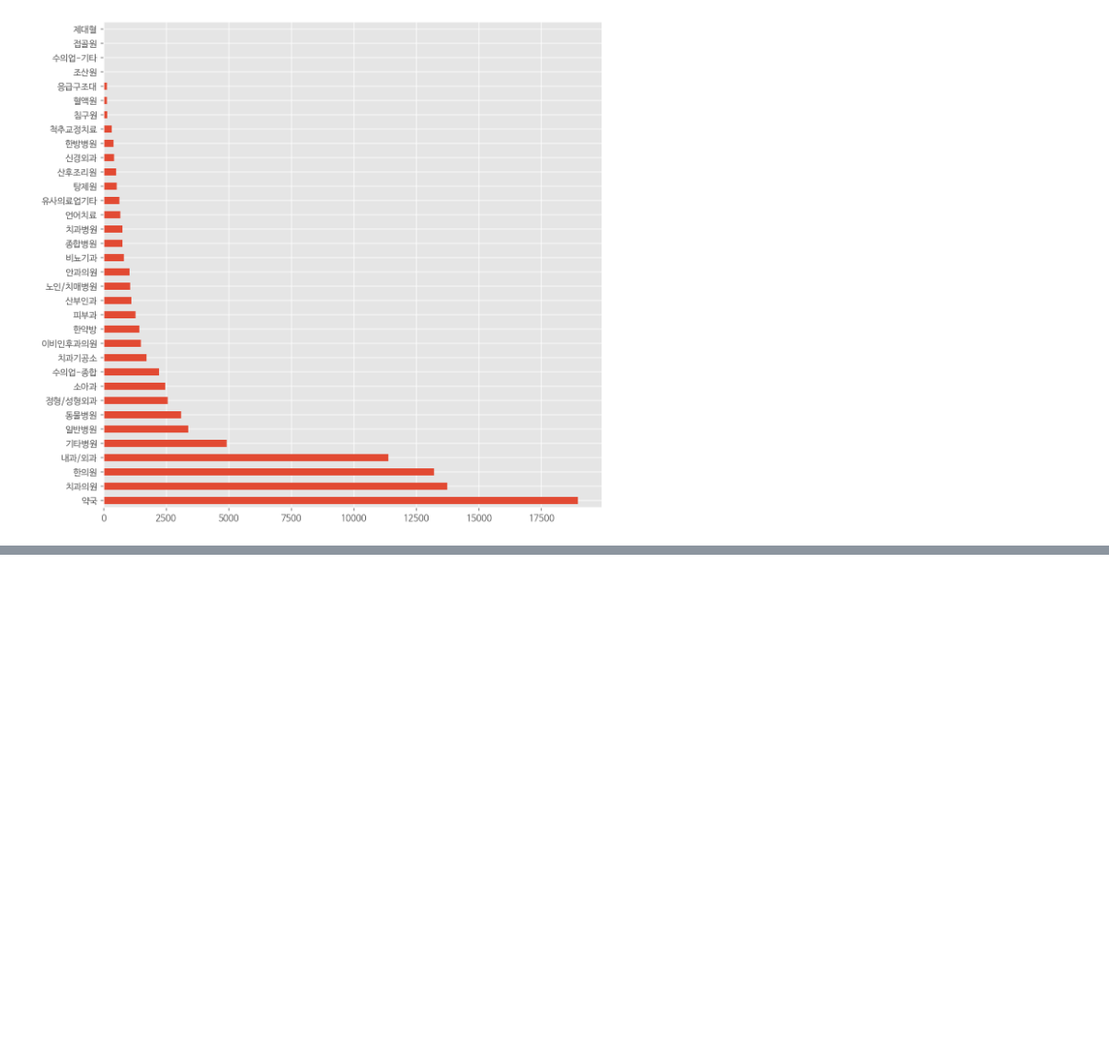
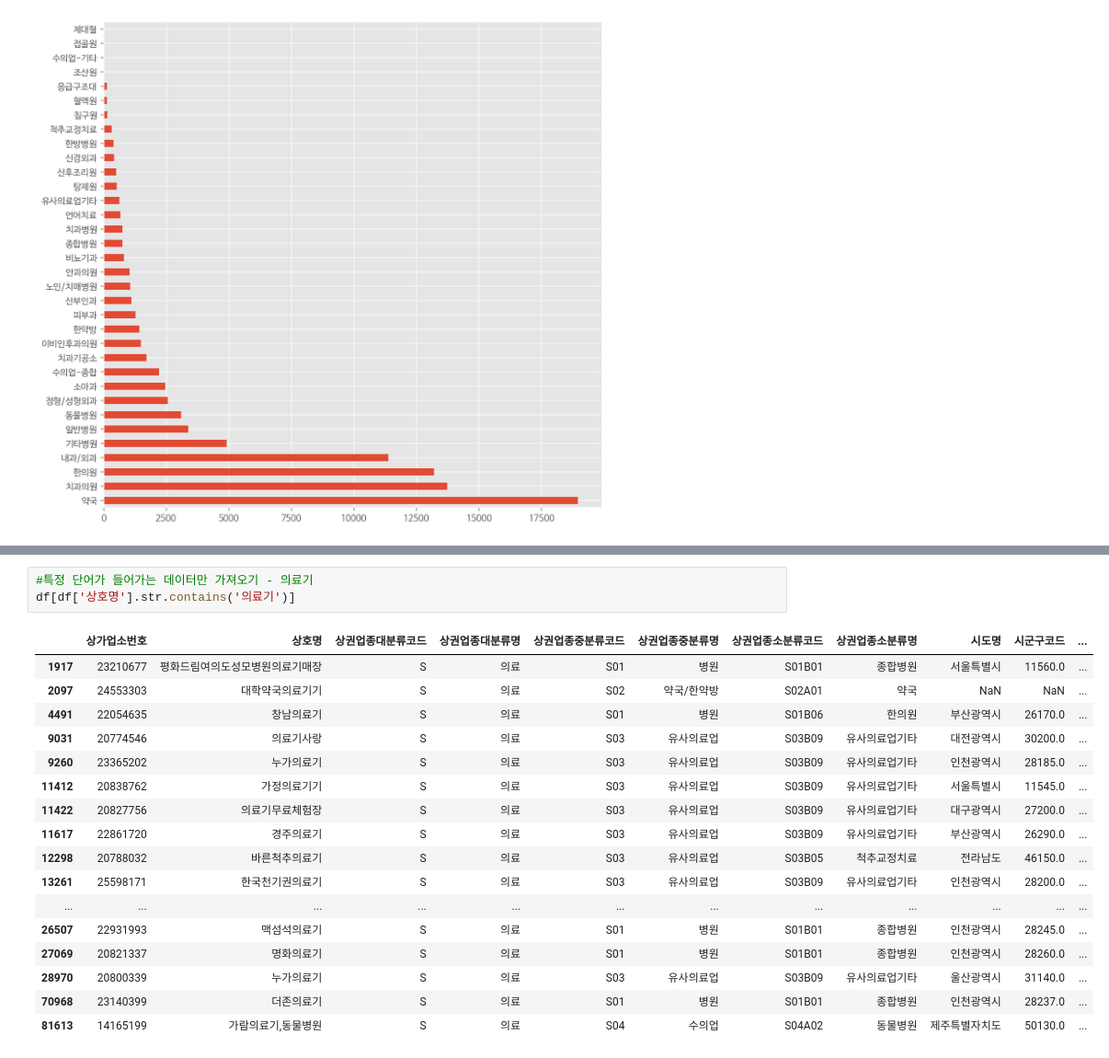
Before and after one commit to HwangHanJae/datascience-public-data, a Jupyter notebook: medical_institution_201909.ipynb, the cells around one changed output, grey strips where cells are left out. Shown at 92% size. Drawn from its saved outputs; the diff is of its cells as text; blank space fills up the shorter version.

```diff
--- a/medical_institution_201909.ipynb
+++ b/medical_institution_201909.ipynb
@@ -695,0 +900,21 @@ df['상권업종소분류명'].value_counts().plot.barh(figsize=(10,10),grid=Tru
+# %%
+#특정 단어가 들어가는 데이터만 가져오기 - 의료기
+df[df['상호명'].str.contains('의료기')]
+# %% [output]
+|  | 상가업소번호 | 상호명 | 상권업종대분류코드 | 상권업종대분류명 | 상권업종중분류코드 | 상권업종중분류명 | 상권업종소분류코드 | 상권업종소분류명 | 시도명 | 시군구코드 | ... |
+| 1917 | 23210677 | 평화드림여의도성모병원의료기매장 | S | 의료 | S01 | 병원 | S01B01 | 종합병원 | 서울특별시 | 11560.0 | ... |
+| 2097 | 24553303 | 대학약국의료기기 | S | 의료 | S02 | 약국/한약방 | S02A01 | 약국 | NaN | NaN | ... |
+| 4491 | 22054635 | 창남의료기 | S | 의료 | S01 | 병원 | S01B06 | 한의원 | 부산광역시 | 26170.0 | ... |
+| 9031 | 20774546 | 의료기사랑 | S | 의료 | S03 | 유사의료업 | S03B09 | 유사의료업기타 | 대전광역시 | 30200.0 | ... |
+| 9260 | 23365202 | 누가의료기 | S | 의료 | S03 | 유사의료업 | S03B09 | 유사의료업기타 | 인천광역시 | 28185.0 | ... |
+| 11412 | 20838762 | 가정의료기기 | S | 의료 | S03 | 유사의료업 | S03B09 | 유사의료업기타 | 서울특별시 | 11545.0 | ... |
+| 11422 | 20827756 | 의료기무료체험장 | S | 의료 | S03 | 유사의료업 | S03B09 | 유사의료업기타 | 대구광역시 | 27200.0 | ... |
+| 11617 | 22861720 | 경주의료기 | S | 의료 | S03 | 유사의료업 | S03B09 | 유사의료업기타 | 부산광역시 | 26290.0 | ... |
+| 12298 | 20788032 | 바른척추의료기 | S | 의료 | S03 | 유사의료업 | S03B05 | 척추교정치료 | 전라남도 | 46150.0 | ... |
+| 13261 | 25598171 | 한국천기권의료기 | S | 의료 | S03 | 유사의료업 | S03B09 | 유사의료업기타 | 인천광역시 | 28200.0 | ... |
+| ... | ... | ... | ... | ... | ... | ... | ... | ... | ... | ... | ... |
+| 26507 | 22931993 | 맥섬석의료기 | S | 의료 | S01 | 병원 | S01B01 | 종합병원 | 인천광역시 | 28245.0 | ... |
+| 27069 | 20821337 | 명화의료기 | S | 의료 | S01 | 병원 | S01B01 | 종합병원 | 인천광역시 | 28260.0 | ... |
+| 28970 | 20800339 | 누가의료기 | S | 의료 | S03 | 유사의료업 | S03B09 | 유사의료업기타 | 울산광역시 | 31140.0 | ... |
+| 70968 | 23140399 | 더존의료기 | S | 의료 | S01 | 병원 | S01B01 | 종합병원 | 인천광역시 | 28237.0 | ... |
+| 81613 | 14165199 | 가람의료기,동물병원 | S | 의료 | S04 | 수의업 | S04A02 | 동물병원 | 제주특별자치도 | 50130.0 | ... |
```
Also changed, not shown: parts of 26 cells of this notebook.
